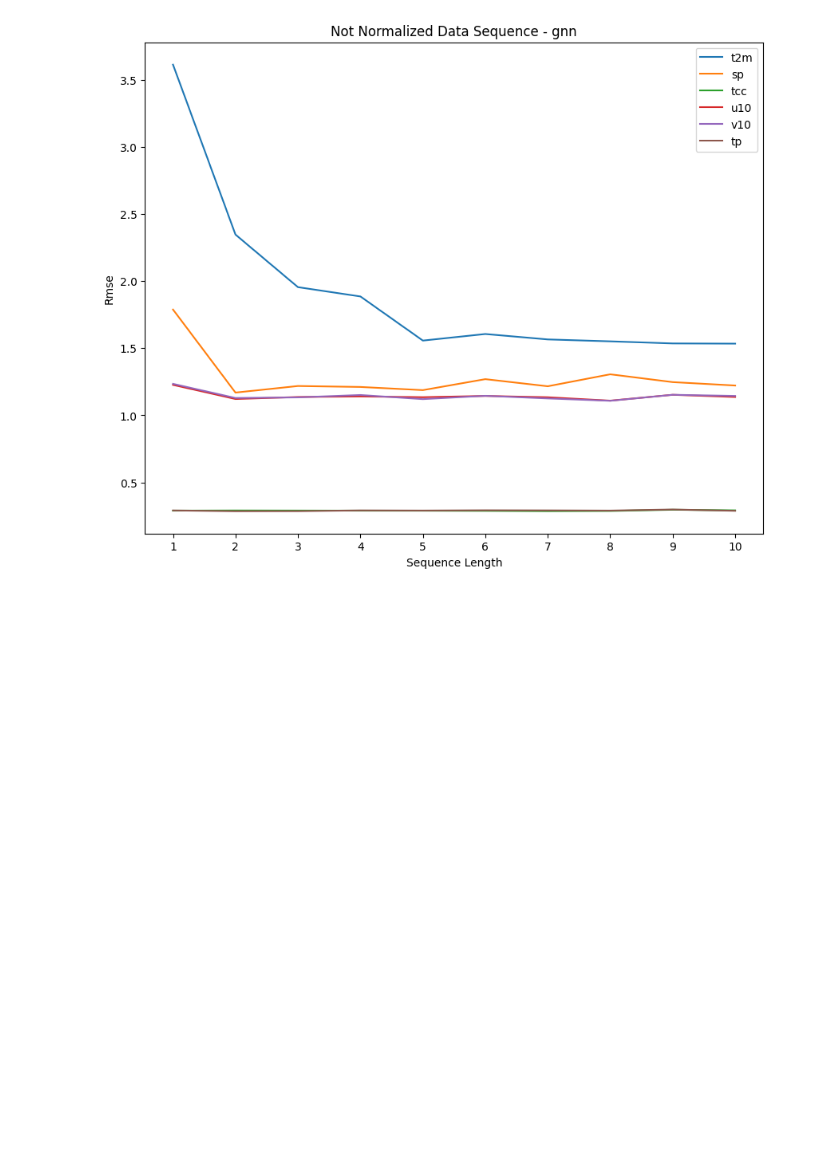
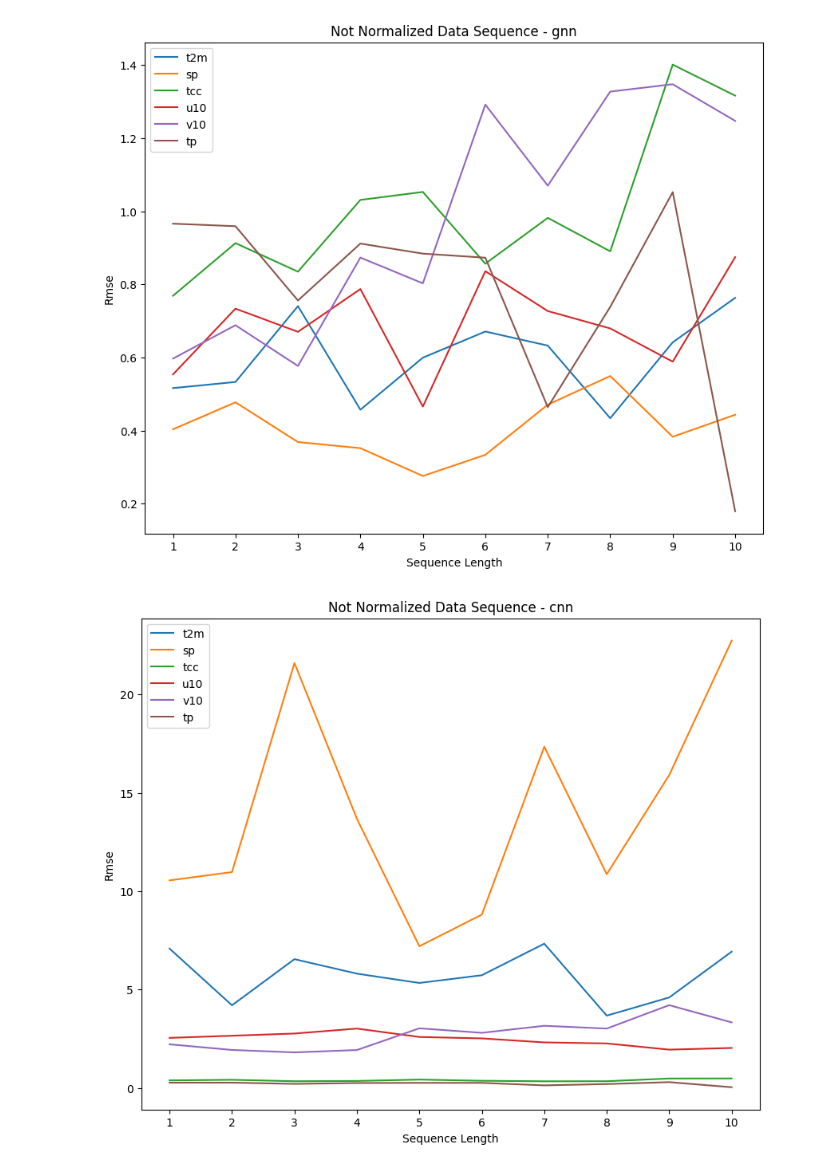
Before and after one commit to iwamaciek/stwp, a Jupyter notebook: hpo/visualisation.ipynb, the cells around one changed output. Saved outputs shown, nothing was run; the diff lists cells and outputs as text; code cells hidden in the pictures; blank space fills up the shorter version.

```diff
--- a/hpo/visualisation.ipynb
+++ b/hpo/visualisation.ipynb
@@ -35,6 +38,6 @@ viz.create_metrics_table()
-# %%
-viz.plot_not_normalized_data_sequence(
-    #TODO: not feature for model but models for feature, as parameter
-)
-# %% [output]
-[figure, removed]
+# %%
+viz.plot_not_normalized_data_sequence(for_features=False
+)
+# %% [output]
+[figure, added]
+[figure, added]
```
Also changed, not shown: parts of 7 cells of this notebook, 5 other files.
